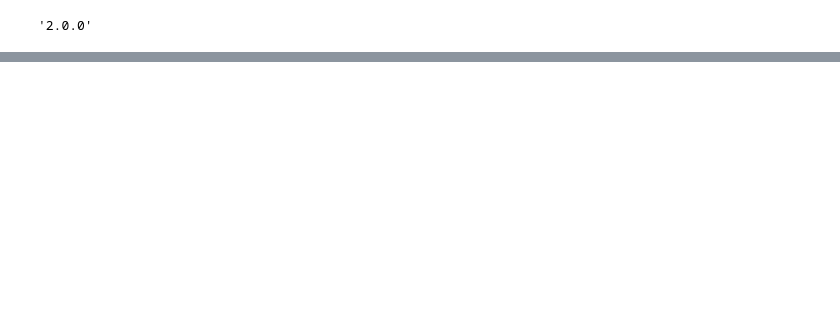
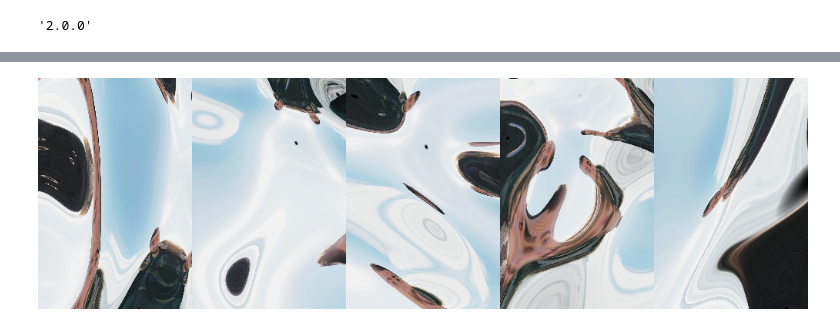
Before and after one commit to ichko/ml-playground, a Jupyter notebook: notebooks/cppn-2-uv-map.ipynb, the cells around one changed output, grey strips where cells are left out. Cells and saved outputs as stored; diff of their text form; code cells hidden in the pictures; blank space fills up the shorter version.

```diff
--- a/notebooks/cppn-2-uv-map.ipynb
+++ b/notebooks/cppn-2-uv-map.ipynb
@@ -86,0 +87,46 @@ Image(filename='test.png', width=500)
+# %%
+def make_sampler(img_path, ppn_ctor, cols, rows):
+    im = cv2.imread(img_path)
+    im = cv2.cvtColor(im, cv2.COLOR_BGR2RGB)
+
+    # Save the networks
+    cppns = []
+    for r in range(rows):
+        cppns.append([])
+        for c in range(cols):
+            cppns[-1].append(ppn_ctor())
+
+    # Sample from the networks
+    def sampler(z, w, h):
+        rows_of_images = []
+        for r in range(rows):
+            row_of_images = []
+            for c in range(cols):
+                uv = cppns[r][c].generate(z, im_size=(w // cols, h // rows))
+                xx = uv[:, :, 0]
+                yy = uv[:, :, 1]
+
+                norm_xx = (xx - np.min(xx)) / (np.max(xx) - np.min(xx))
+                norm_yy = (yy - np.min(yy)) / (np.max(yy) - np.min(yy))
+
+
+                out = cv2.remap(im, norm_xx * im.shape[0], norm_yy * im.shape[1], cv2.INTER_AREA)
+                row_of_images.append(out)
+
+            row = np.concatenate(row_of_images, axis=1)
+            rows_of_images.append(row)
+
+        return np.concatenate(rows_of_images, axis=0)
+
+    return sampler
+# %%
+imgs = make_sampler(
+    'avatar.jpg',
+    lambda: CPPNUV(8, 4, mirror=False),
+    cols=5,
+    rows=1,
+)(z=1, w=1000, h=300)
+plt.imsave('temp.png', imgs)
+Image(filename='temp.png')
+# %% [output]
+[figure, added]
```
Also changed, not shown: parts of 8 cells of this notebook, 5 other files.
